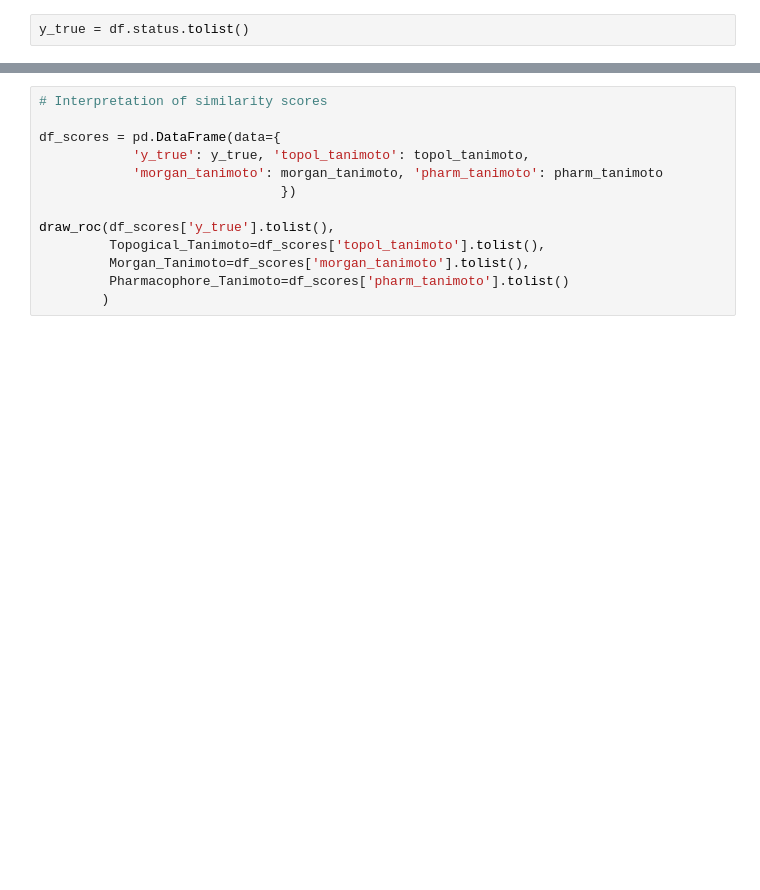
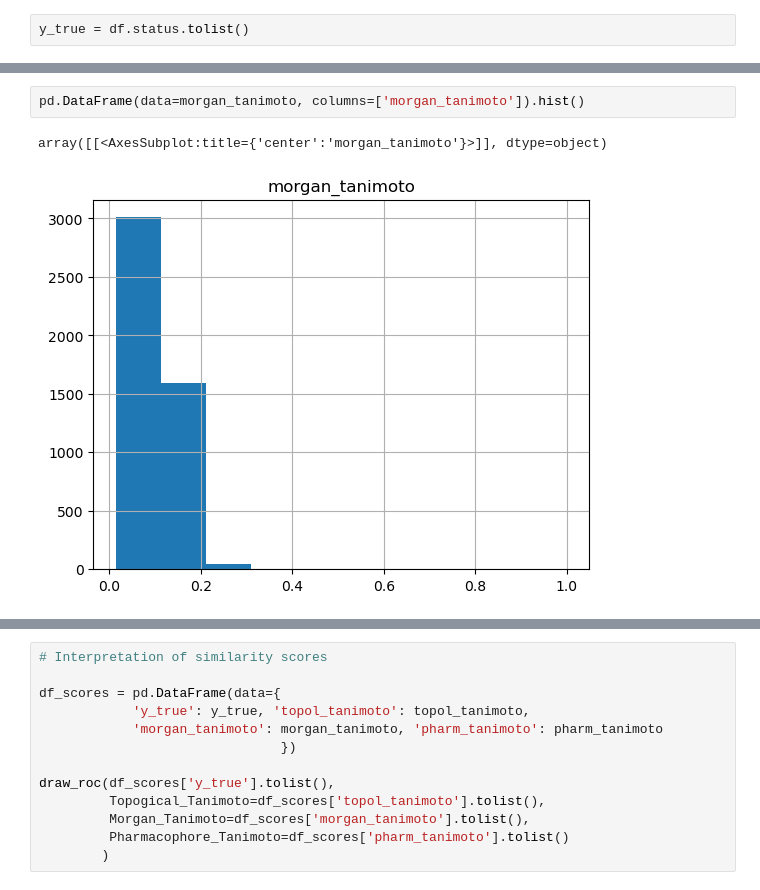
Before and after one commit to meddwl/skillbox, a Jupyter notebook: QSAR/Similarity_Agorithms.ipynb, the cells around one changed output, grey strips where cells are left out. Cells and saved outputs as stored; diff of their text form; blank space fills up the shorter version.

```diff
--- a/QSAR/Similarity_Agorithms.ipynb
+++ b/QSAR/Similarity_Agorithms.ipynb
@@ -259,0 +263,5 @@ Time of tanimoto coefficient calculation: 0.059 c
+# %%
+pd.DataFrame(data=morgan_tanimoto, columns=['morgan_tanimoto']).hist()
+# %% [output]
+array([[<AxesSubplot:title={'center':'morgan_tanimoto'}>]], dtype=object)
+[figure, added]
```
Also changed, not shown: parts of 9 cells of this notebook, 7 other files.
